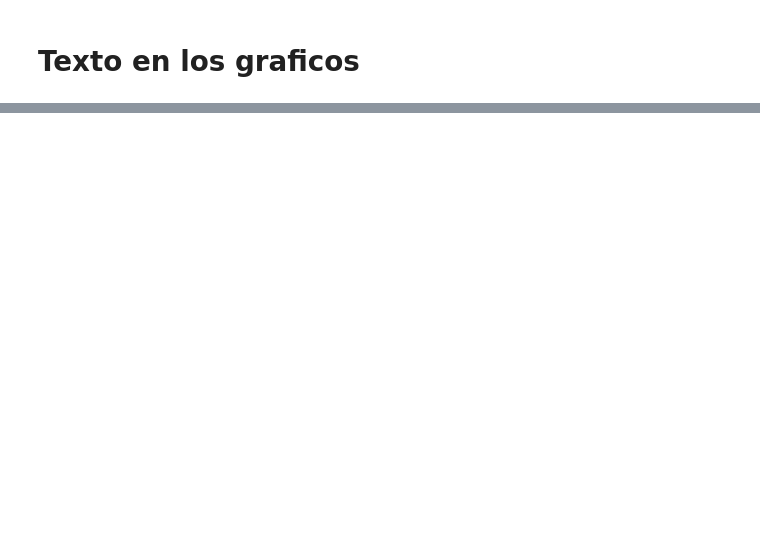
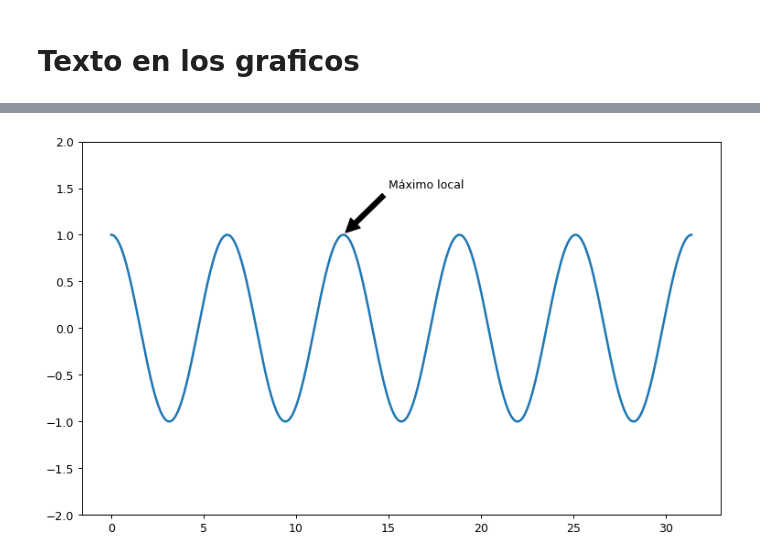
Before and after one commit to francofallatti/DataScience-MachineLearning, a Jupyter notebook: BasesML-DS/Matplotlib-Numpy/Texto en graficos e Histograma de Frecuencias.ipynb, the cells around one changed output, grey strips where cells are left out. Drawn from its saved outputs; the diff is of its cells as text; code cells hidden in the pictures; blank space fills up the shorter version.

```diff
--- a/BasesML-DS/Matplotlib-Numpy/Texto en graficos e Histograma de Frecuencias.ipynb
+++ b/BasesML-DS/Matplotlib-Numpy/Texto en graficos e Histograma de Frecuencias.ipynb
@@ -25,0 +26,13 @@ plt.show()
+# %%
+plt.figure(figsize=(10,6), dpi= 90, )
+plt.subplot(1,1,1)
+
+x = np.arange(0, 10*np.pi, 0.01)
+y = np.cos(x)
+plt.plot(x,y, lw= 2.0)
+
+plt.annotate('Máximo local', xy = (4*np.pi, 1), xytext= (15, 1.5), arrowprops = dict(facecolor ='black', shrink= 0.05))
+plt.ylim(-2,2)
+plt.show()
+# %% [output]
+[figure, added]
```
Also changed, not shown: parts of 1 cell of this notebook, 6 other files.
